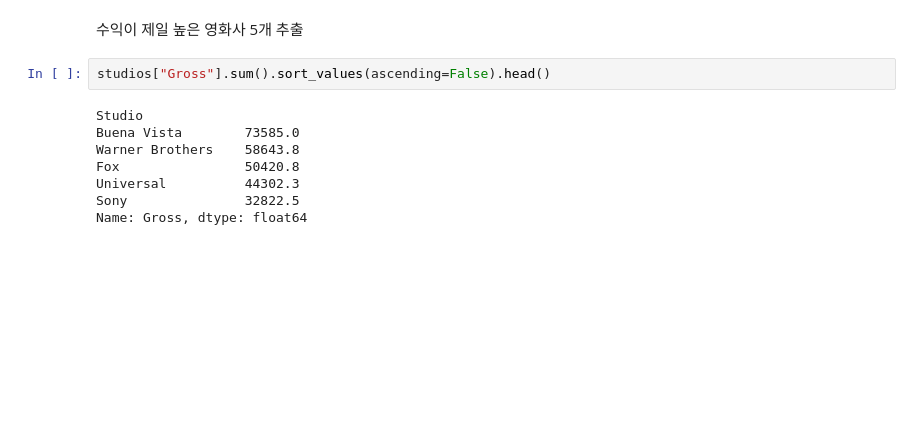
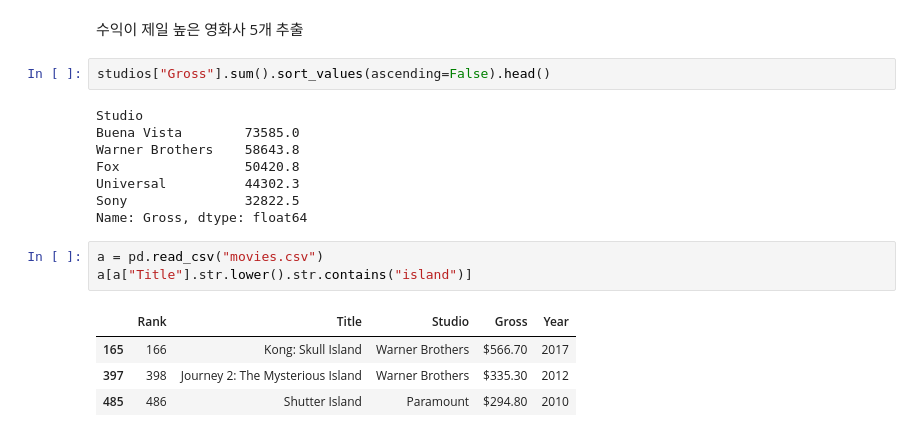
Before and after one commit to housekjh1/study-pandas, a Jupyter notebook: Untitled0.ipynb, the cells around one changed output. Drawn from its saved outputs; the diff is of its cells as text; blank space fills up the shorter version.

```diff
--- a/Untitled0.ipynb
+++ b/Untitled0.ipynb
@@ -526,3 +526,11 @@ Fox                50420.8
 Universal          44302.3
 Sony               32822.5
 Name: Gross, dtype: float64
+# %%
+a = pd.read_csv("movies.csv")
+a[a["Title"].str.lower().str.contains("island")]
+# %% [output]
+|  | Rank | Title | Studio | Gross | Year |
+| 165 | 166 | Kong: Skull Island | Warner Brothers | $566.70 | 2017 |
+| 397 | 398 | Journey 2: The Mysterious Island | Warner Brothers | $335.30 | 2012 |
+| 485 | 486 | Shutter Island | Paramount | $294.80 | 2010 |
```
